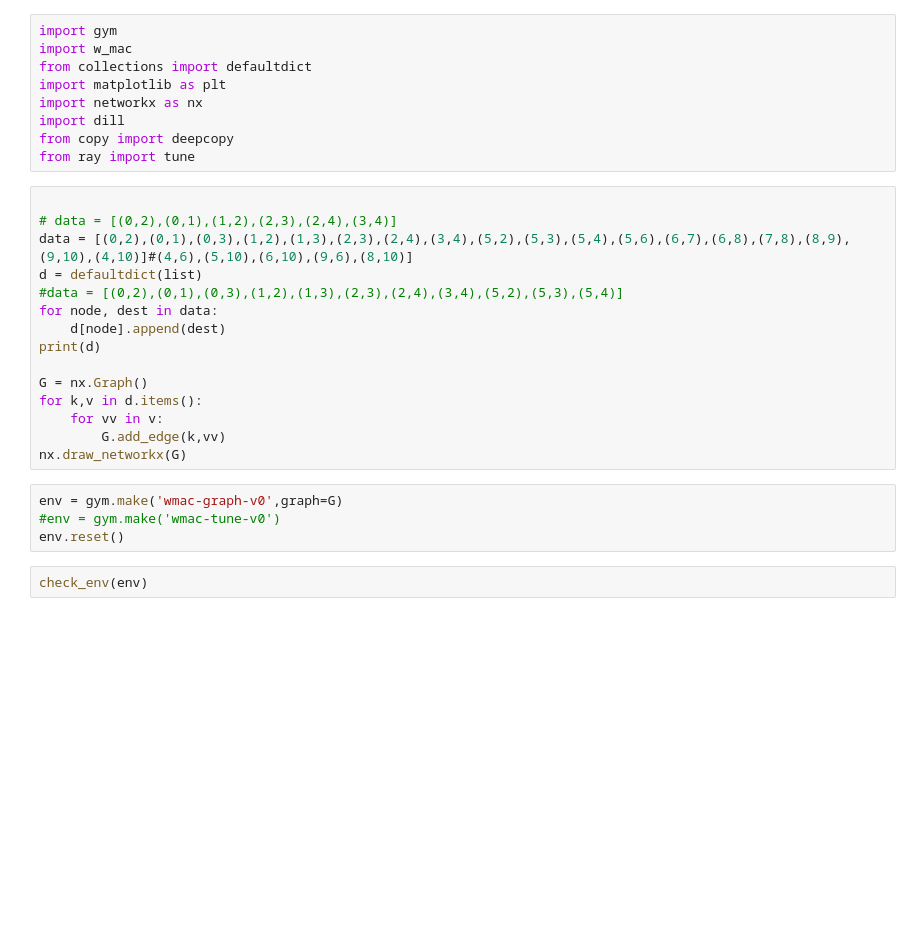
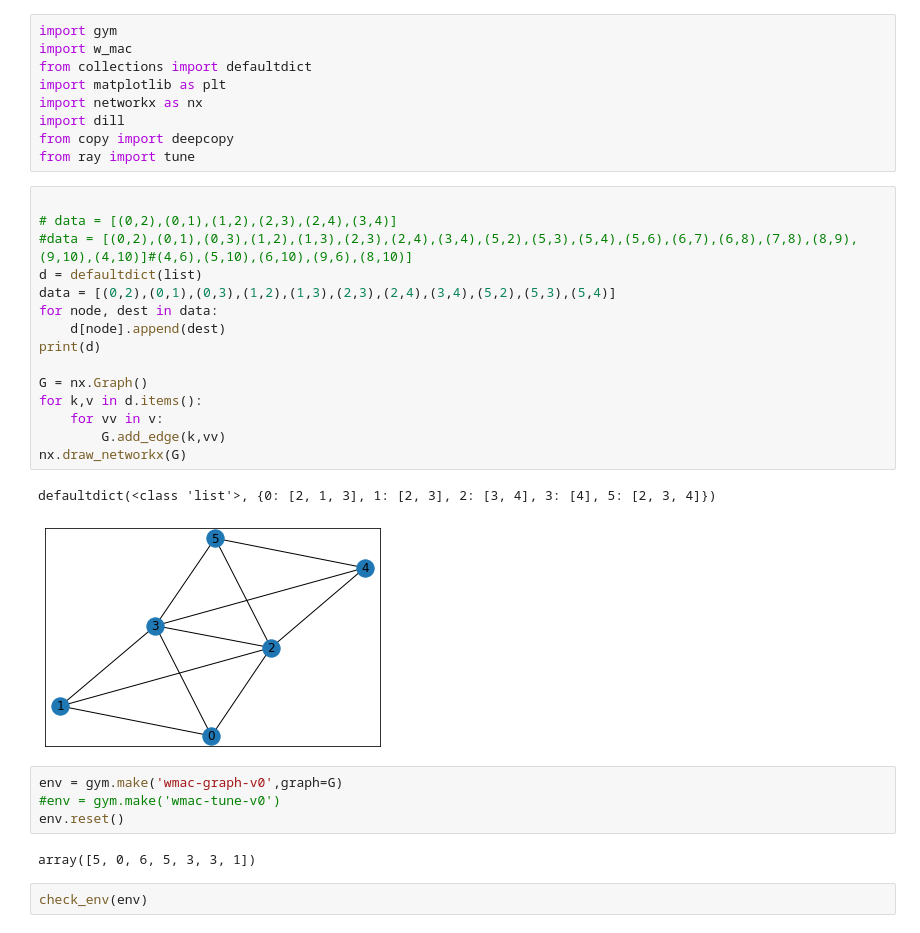
Before and after one commit to mlchethanupb/myworks, a Jupyter notebook: wireless/code/phase_one/SDN_IOT/w-mac/agents/tune.ipynb, the cells around one changed output. Saved outputs shown, nothing was run; the diff lists cells and outputs as text; blank space fills up the shorter version.

```diff
--- a/wireless/code/phase_one/SDN_IOT/w-mac/agents/tune.ipynb
+++ b/wireless/code/phase_one/SDN_IOT/w-mac/agents/tune.ipynb
@@ -21,22 +29,27 @@ from ray import tune
 # %%
 
 # data = [(0,2),(0,1),(1,2),(2,3),(2,4),(3,4)]
-data = [(0,2),(0,1),(0,3),(1,2),(1,3),(2,3),(2,4),(3,4),(5,2),(5,3),(5,4),(5,6),(6,7),(6,8),(7,8),(8,9),(9,10),(4,10)]#(4,6),(5,10),(6,10),(9,6),(8,10)]
+#data = [(0,2),(0,1),(0,3),(1,2),(1,3),(2,3),(2,4),(3,4),(5,2),(5,3),(5,4),(5,6),(6,7),(6,8),(7,8),(8,9),(9,10),(4,10)]#(4,6),(5,10),(6,10),(9,6),(8,10)]
 d = defaultdict(list)
-#data = [(0,2),(0,1),(0,3),(1,2),(1,3),(2,3),(2,4),(3,4),(5,2),(5,3),(5,4)]
+data = [(0,2),(0,1),(0,3),(1,2),(1,3),(2,3),(2,4),(3,4),(5,2),(5,3),(5,4)]
 for node, dest in data:
     d[node].append(dest)
 print(d)
 
 G = nx.Graph()
 for k,v in d.items():
     for vv in v:
         G.add_edge(k,vv)
 nx.draw_networkx(G)
+# %% [output]
+defaultdict(<class 'list'>, {0: [2, 1, 3], 1: [2, 3], 2: [3, 4], 3: [4], 5: [2, 3, 4]})
+[figure, added]
 # %%
 env = gym.make('wmac-graph-v0',graph=G)
 #env = gym.make('wmac-tune-v0')
 env.reset()
+# %% [output]
+array([5, 0, 6, 5, 3, 3, 1])
 # %%
 check_env(env)
 # %%
```
Also changed, not shown: parts of 5 cells of this notebook, 8 other files.
